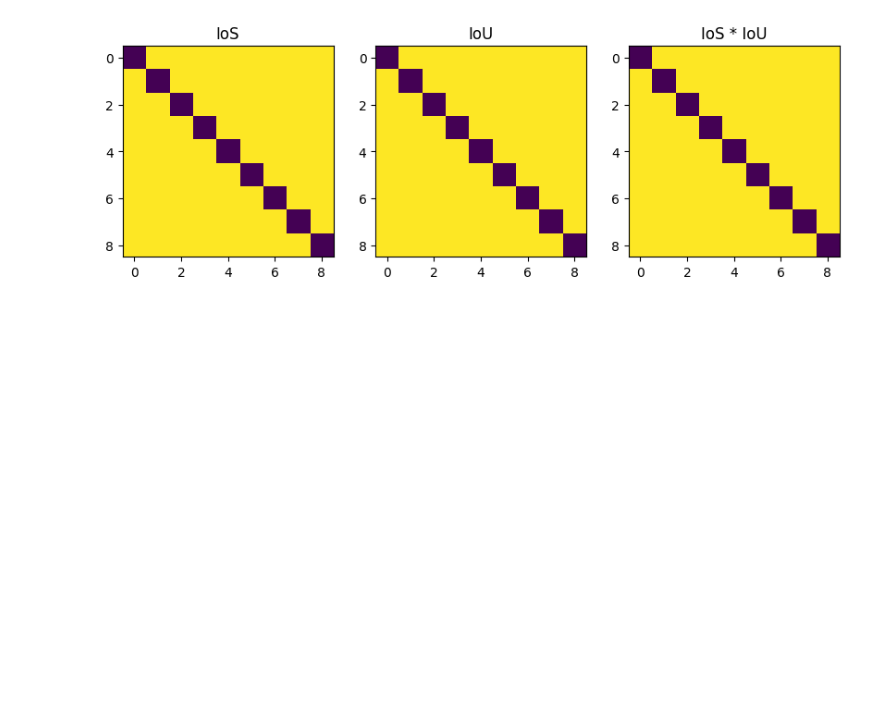
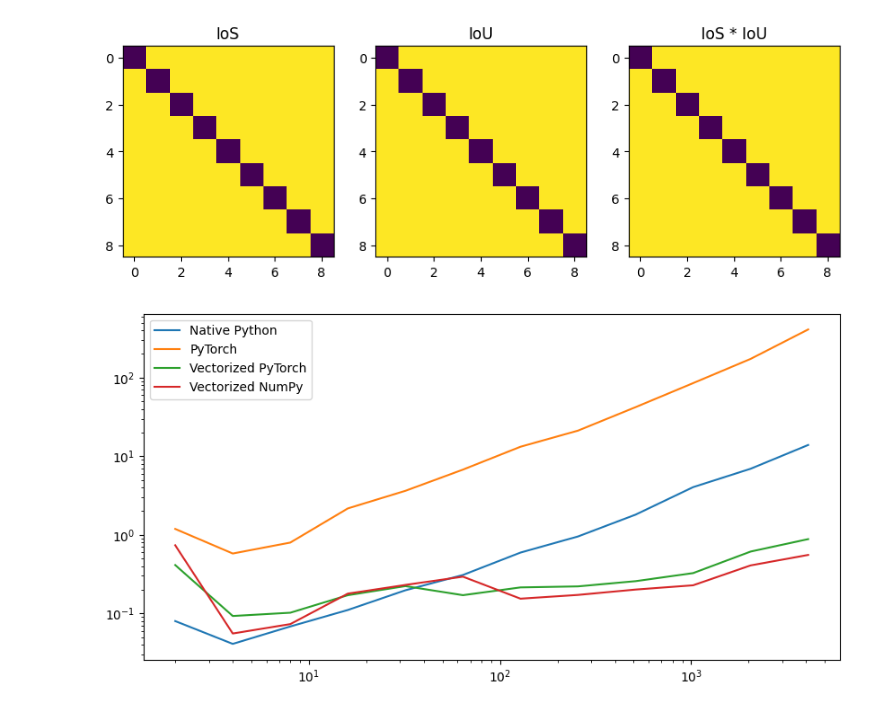
Before and after one commit to darsa-group/flat-bug, a Jupyter notebook: test.ipynb, the cells around one changed output. Drawn from its saved outputs; the diff is of its cells as text; code cells hidden in the pictures; blank space fills up the shorter version.

Commit message:
Incremental robustness changes and start of eval code.

```diff
--- a/test.ipynb
+++ b/test.ipynb
@@ -65,10 +68,10 @@ _model.TIME = True
 # %% [output]
 Transferred 537/537 items from pretrained weights
 # %%
-n = 1
 start = time.time()
-for _ in range(n):
-    test = _model.pyramid_predictions(image, path, scale_increment=3/4, scale_before=1/2)
-    test.save("dev/output", fast=True, mask_crops=True)
-print(f'Average time: {(time.time() - start) / n:.3f}s')
+for i in range(len(images)):
+    print(i)
+    test = _model.pyramid_predictions(images[i], paths[i], scale_increment=3/4, scale_before=1/2)
+    test.save("dev/output", fast=True, crops = False)
+print(f'Average time: {(time.time() - start) / len(images):.3f}s')
 # %% [output]
@@ -203,2 +326,28 @@ def intersect_test(rect1, rect2s, area_only=False, debug=False):
+# %%
+r1 = torch.tensor([2, 2, 5, 5], dtype=torch.uint8, device=device)  # Rectangle 2 coordinates
+
+number_of_rectangles = 2 ** torch.arange(1, 13)
+
+times = torch.zeros((4, len(number_of_rectangles)))
+
+for i, n in tqdm(enumerate(number_of_rectangles), total = len(number_of_rectangles)):
+    r2s = torch.randint(0, 255, (n, 4), dtype=torch.int16, device=device)
+
+    times[:, i] = torch.tensor([intersect_test(r1.unsqueeze(0), r2s) for _ in range(25)]).mean(dim=0) * 1000
+
+plt.figure(figsize=(10, 5))
+
+plt.plot(number_of_rectangles, times[0], label="Native Python")
+plt.plot(number_of_rectangles, times[1], label="PyTorch")
+plt.plot(number_of_rectangles, times[2], label="Vectorized PyTorch")
+plt.plot(number_of_rectangles, times[3], label="Vectorized NumPy")
+
+plt.gca().set_yscale("log")
+plt.gca().set_xscale("log")
+
+plt.legend()
+plt.show()
+# %% [output]
+[figure, added]
 # %%
 # Example usage
```
Also changed, not shown: parts of 5 cells of this notebook, 6 other files.
